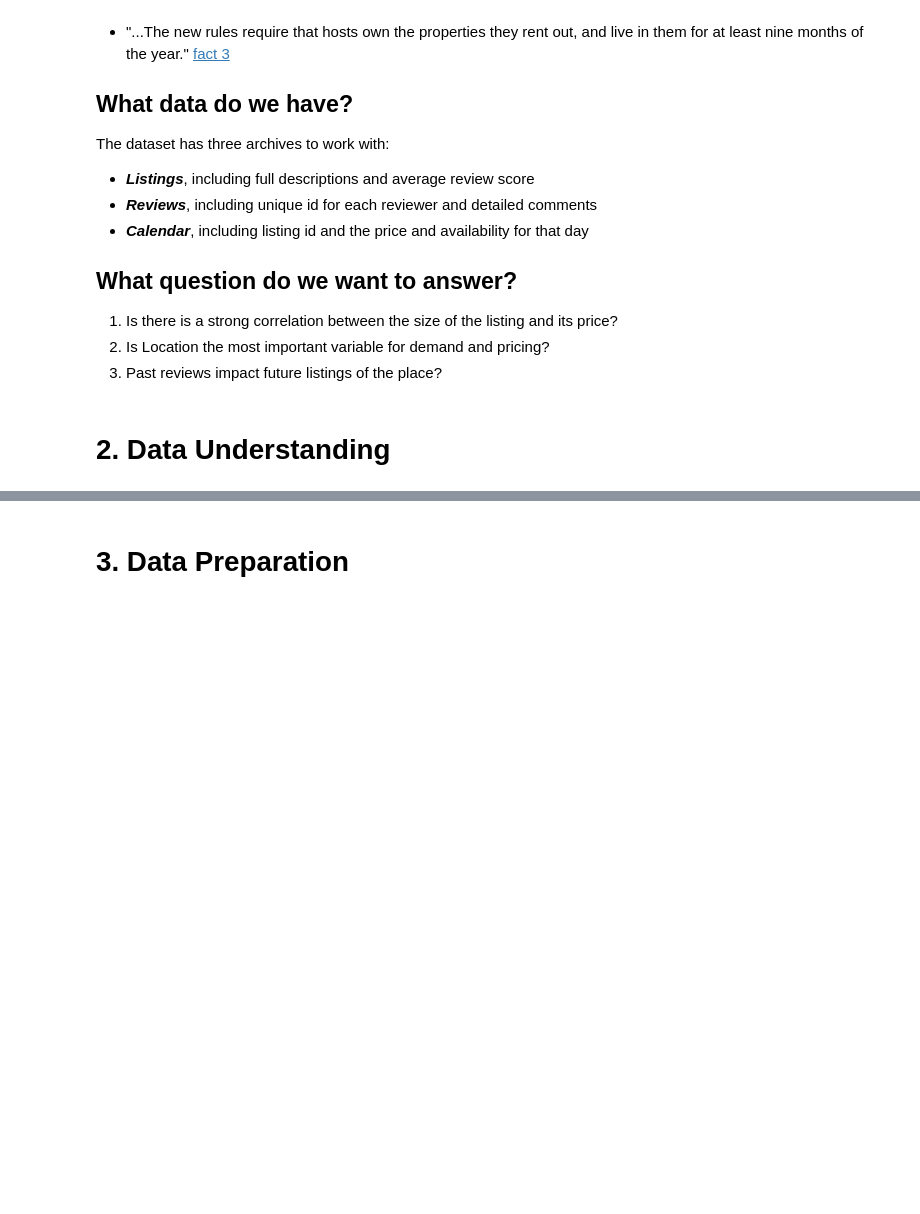
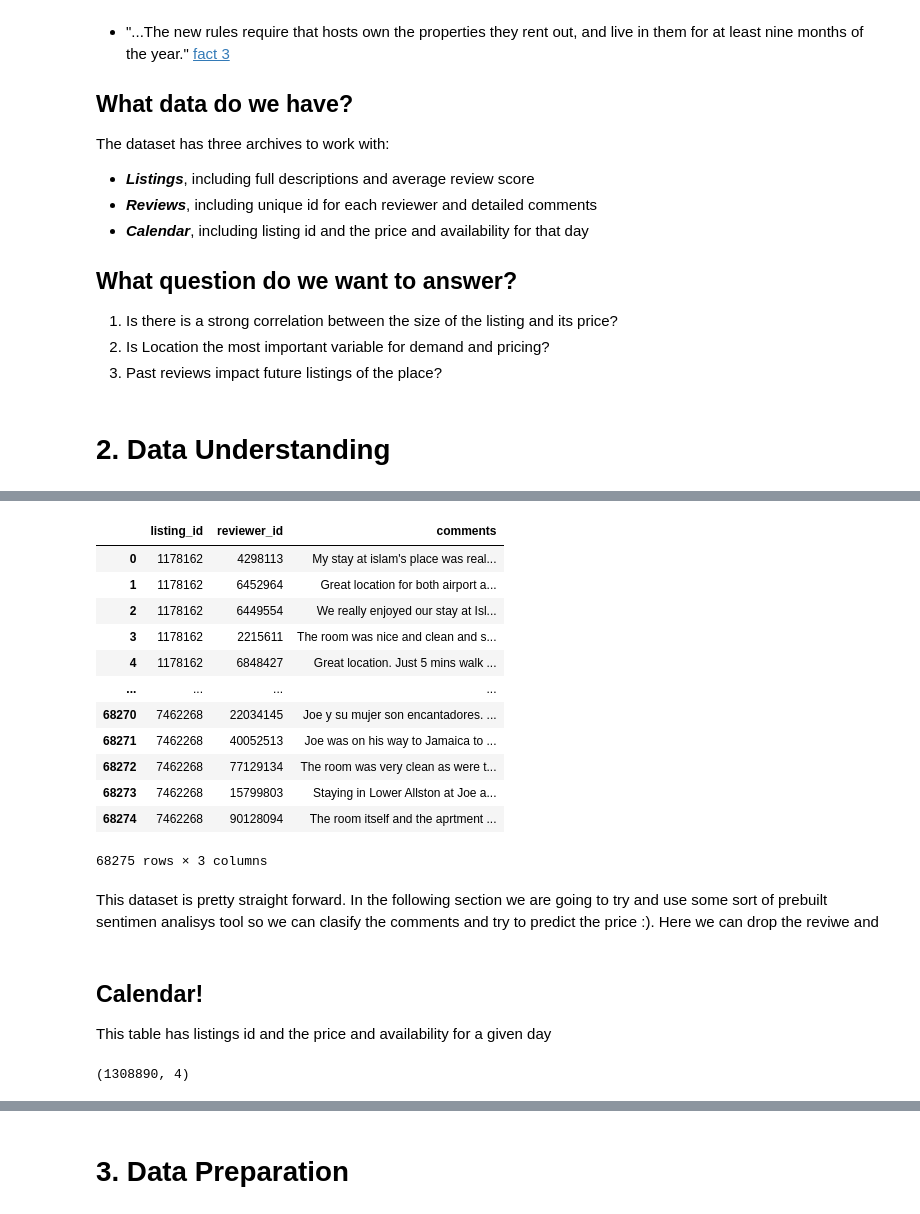
Before and after one commit to mpradam/udacity_p1, a Jupyter notebook: BostonAirBNB.ipynb, the cells around one changed output, grey strips where cells are left out. Drawn from its saved outputs; the diff is of its cells as text; code cells hidden in the pictures; blank space fills up the shorter version.

```diff
--- a/BostonAirBNB.ipynb
+++ b/BostonAirBNB.ipynb
@@ -53,0 +184,28 @@ cal.head()
+# %%
+df_rev=df_rev.drop(['id','date','reviewer_name'],axis=1)
+# %%
+df_rev
+# %% [output]
+|  | listing_id | reviewer_id | comments |
+| 0 | 1178162 | 4298113 | My stay at islam's place was real... |
+| 1 | 1178162 | 6452964 | Great location for both airport a... |
+| 2 | 1178162 | 6449554 | We really enjoyed our stay at Isl... |
+| 3 | 1178162 | 2215611 | The room was nice and clean and s... |
+| 4 | 1178162 | 6848427 | Great location. Just 5 mins walk ... |
+| ... | ... | ... | ... |
+| 68270 | 7462268 | 22034145 | Joe y su mujer son encantadores. ... |
+| 68271 | 7462268 | 40052513 | Joe was on his way to Jamaica to ... |
+| 68272 | 7462268 | 77129134 | The room was very clean as were t... |
+| 68273 | 7462268 | 15799803 | Staying in Lower Allston at Joe a... |
+| 68274 | 7462268 | 90128094 | The room itself and the aprtment ... |
+68275 rows × 3 columns
+# %% [markdown]
+This dataset is pretty straight forward. In the following section we are going to try and use some sort of prebuilt sentimen analisys tool so we can clasify the comments and try to predict the price :). Here we can drop the reviwe and
+# %% [markdown]
+## Calendar!
+
+This table has listings id and the price and availability for a given day
+# %%
+df_cal.shape
+# %% [output]
+(1308890, 4)
```
Also changed, not shown: parts of 23 cells of this notebook.
